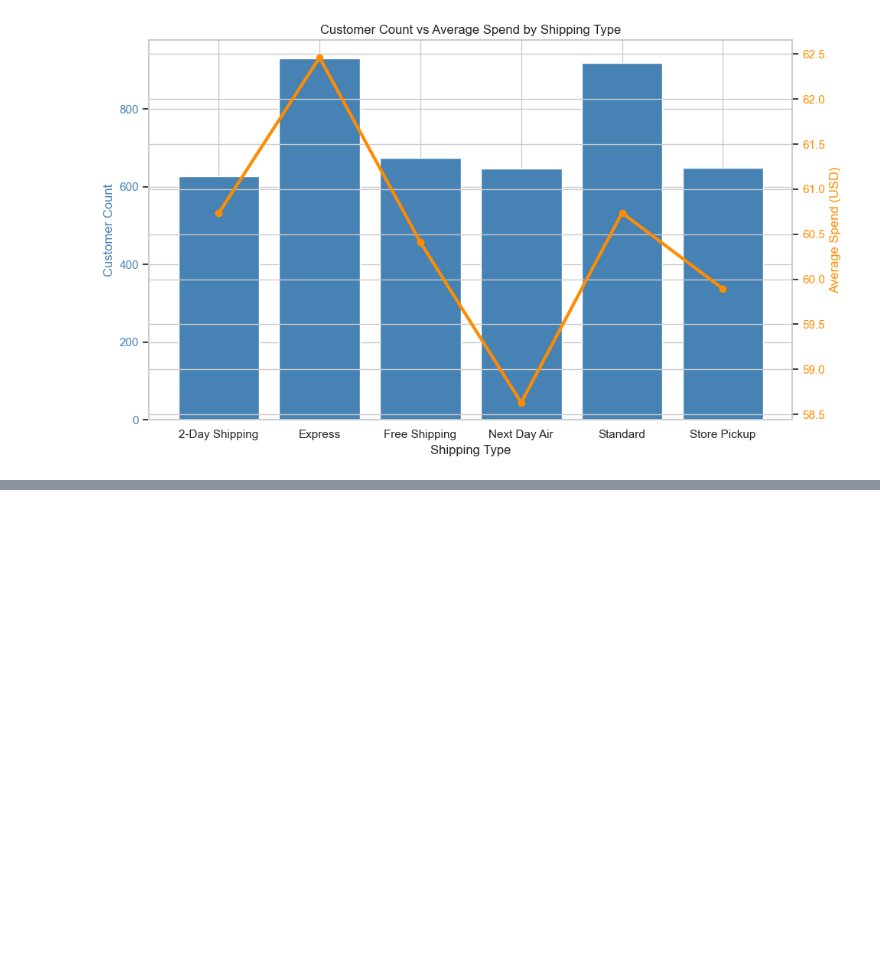
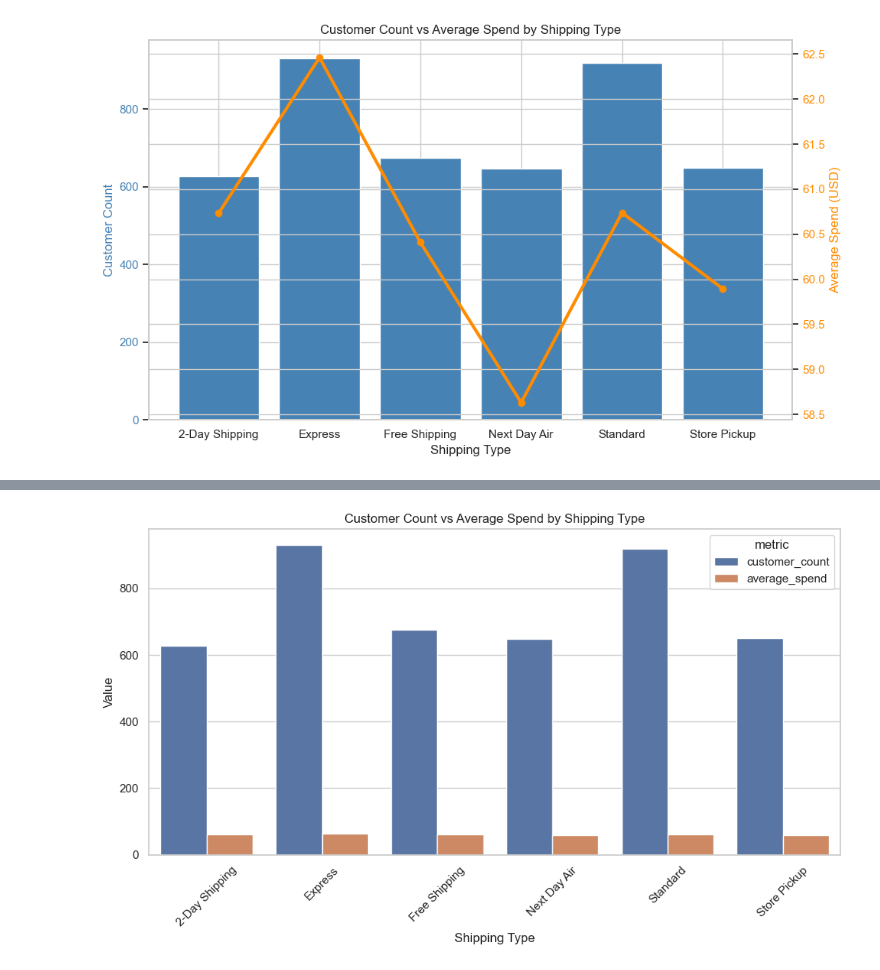
Before and after one commit to prasanna2056525/Optimising-Shipping-Strategy-for-an-E-commerce-Company-Project, a Jupyter notebook: Comparing Measure Together.ipynb, the cells around one changed output, grey strips where cells are left out. Saved outputs shown, nothing was run; the diff lists cells and outputs as text; code cells hidden in the pictures; blank space fills up the shorter version.

```diff
--- a/Comparing Measure Together.ipynb
+++ b/Comparing Measure Together.ipynb
@@ -147,0 +147,28 @@ ValueError: ['green'] is not a valid value for color: supported inputs are (r, g
+# %%
+# Group Bar Chart for Customer Count by Shipping Type
+
+shipping_long = shipping_summary.melt(
+    id_vars="shipping_type",
+    value_vars=["customer_count", "average_spend"],
+    var_name="metric",
+    value_name="value"
+)
+
+plt.figure(figsize=(10,6))
+
+sns.barplot(
+    data=shipping_long,
+    x="shipping_type",
+    y="value",
+    hue="metric"
+)
+
+plt.title("Customer Count vs Average Spend by Shipping Type")
+plt.xlabel("Shipping Type")
+plt.ylabel("Value")
+
+plt.xticks(rotation=45)
+plt.tight_layout()
+plt.show()
+# %% [output]
+[figure, added]
```
Also changed, not shown: parts of 1 cell of this notebook.
